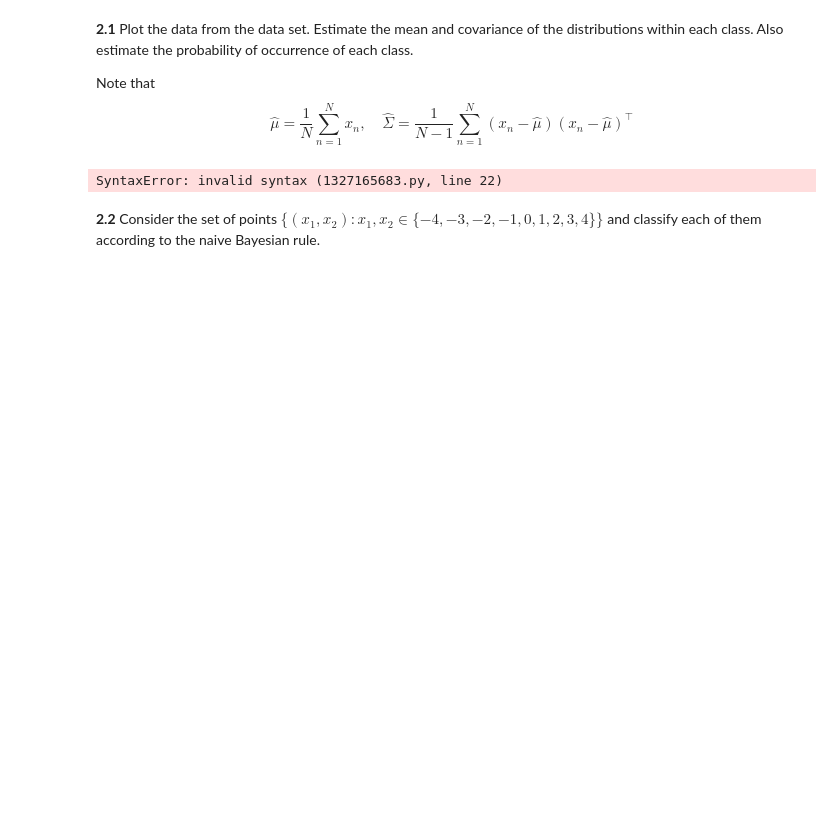
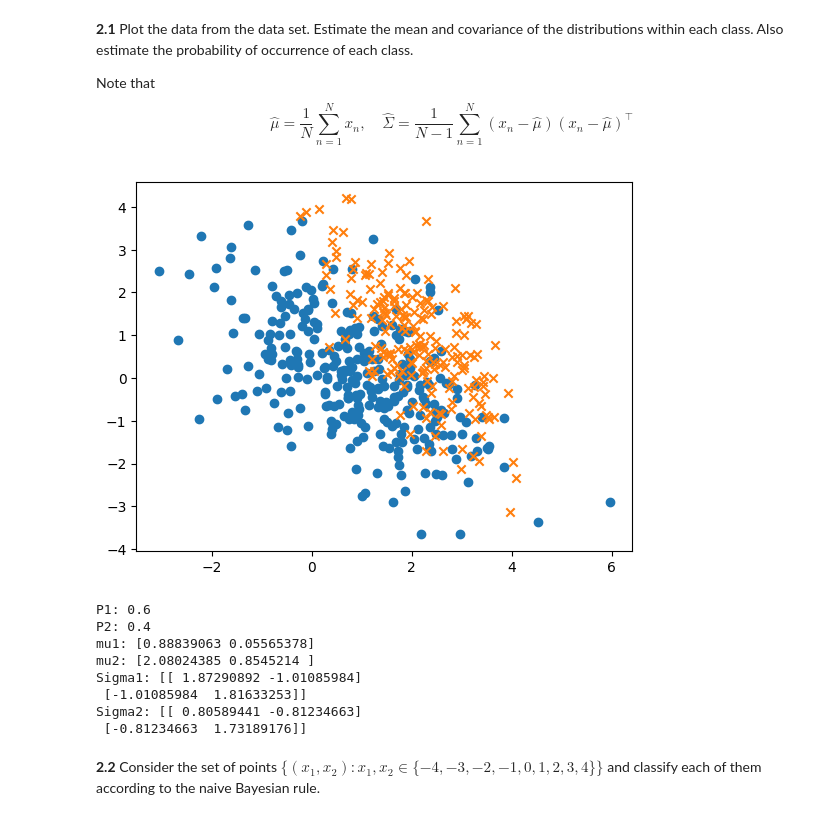
Before and after one commit to brumocas/ML, a Jupyter notebook: lab06/ML_notebook06.ipynb, the cells around one changed output. Drawn from its saved outputs; the diff is of its cells as text; code cells hidden in the pictures; blank space fills up the shorter version.

```diff
--- a/lab06/ML_notebook06.ipynb
+++ b/lab06/ML_notebook06.ipynb
@@ -171,8 +171,8 @@ P_class2 = len(X_2)/len(label)
 classification = []
 for i in range(size_total):
   # to be completed... (compute conditional probabilities)
-  prob_1 = gaussian(X[i], np.array([1, 0]), np.array([[1, -1], [-1, 2]])) * P_class1
-  prob_2 = gaussian(X[i], np.array([2, 1]), np.array([[1, -1], [-1, 2]])) * P_class2
+  prob_1 = gaussian(X[i], mu_1, sigma_1) * P_class1
+  prob_2 = gaussian(X[i], mu_2, sigma_2) * P_class2
   # to be completed (classify)
   if prob_1 >= prob_2 :
     classification.append(1)
@@ -201,8 +201,8 @@ X_plot = np.c_[xx.ravel(), yy.ravel()]
 prediction = []
 for i in range(X_plot.shape[0]):
   # to be completed... (compute conditional probabilities)
-  prob_1 = gaussian(X_plot[i], np.array([1, 0]), np.array([[1, -1], [-1, 2]])) * P_class1
-  prob_2 = gaussian(X_plot[i], np.array([2, 1]), np.array([[1, -1], [-1, 2]])) * P_class2
+  prob_1 = gaussian(X_plot[i], mu_1, sigma_1) * P_class1
+  prob_2 = gaussian(X_plot[i], mu_2, sigma_2) * P_class2
   # to be completed (classify)
   if prob_1 >= prob_2 :
     prediction.append(1)
@@ -241,8 +241,8 @@ L21 = 0.05
 class_risk = []
 for i in range(size_total):
   # to be completed
-  prob_1 = L12 * gaussian(X[i], np.array([1, 0]), np.array([[1, -1], [-1, 2]])) * P_class1
-  prob_2 = L21 * gaussian(X[i], np.array([2, 1]), np.array([[1, -1], [-1, 2]])) * P_class2
+  prob_1 = L12 * gaussian(X[i], mu_1, sigma_1) * P_class1
+  prob_2 = L21 * gaussian(X[i], mu_2, sigma_2) * P_class2
   if prob_1 >= prob_2 :
     class_risk.append(1)
   else :
@@ -285,8 +285,8 @@ for i in range(size_total):
   diff2 = X[i]-mu_2
   diff2 = np.transpose([diff2])
   # to be completed
-  dM1_squared = np.sqrt(diff1.T @ np.linalg.inv(np.array([[1, -1], [-1, 2]])) @ diff1)
-  dM2_squared = np.sqrt(diff2.T @ np.linalg.inv(np.array([[1, -1], [-1, 2]])) @ diff2)
+  dM1_squared = np.sqrt(diff1.T @ np.linalg.inv(sigma_1) @ diff1)
+  dM2_squared = np.sqrt(diff2.T @ np.linalg.inv(sigma_2) @ diff2)
   if dM1_squared <= dM2_squared:
     classification_dM.append(1)
   #else :
@@ -377,47 +374,57 @@ num_class2 = 0
 for i in range(npoints) :
   # to be completed
   if df.values[i,2] == 1 :
-    sum_X_class1 =
-    #num_class1 = ...
+    sum_X_class1 = sum_X_class1 + np.array([df.values[i,:2]])
+    num_class1 += 1
   else :
-    #sum_X_class2 = ...
-    #num_class2 = ...
+    sum_X_class2 = sum_X_class2 + np.array([df.values[i,:2]])
+    num_class2 += 1
 
 # compute probability
 # to be completed
-#P_class1 =  ...
-#P_class2 =  ...
+P_class1 =  num_class1/npoints
+P_class2 =  num_class2/npoints
 
 # compute mean
 # to be completed
-#mu_class1 = ...
-#mu_class2 = ...
+mu_class1 = (1/num_class1) * (sum_X_class1)
+mu_class2 = (1/num_class2) * (sum_X_class2)
+mu_class1 = mu_class1.reshape(2)
+mu_class2 = mu_class2.reshape(2)
 
 # display probablities and means
 print('P1:',P_class1)
 print('P2:',P_class2)
 print('mu1:',mu_class1)
 print('mu2:',mu_class2)
 
 # estimate covariance of each class
 sum_XXT_class1 = np.array([[0,0],[0,0]])
 sum_XXT_class2 = np.array([[0,0],[0,0]])
 for i in range(npoints) :
   # to be completed
   if df.values[i,2] == 1 :
-    #sum_XXT_class1 = ...
+    sum_XXT_class1 = sum_XXT_class1 + (np.array([df.values[i,0:2]]) - mu_class1).T @ (np.array([df.values[i,0:2]]) - mu_class1)
   else :
-    #sum_XXT_class2 = ...
+    sum_XXT_class2 = sum_XXT_class2 + (np.array([df.values[i,0:2]]) - mu_class2).T @ (np.array([df.values[i,0:2]]) - mu_class2)
 
 # compute convariance
 # to be completed
-#sigma_class1 = ...
-#sigma_class2 = ...
+sigma_class1 = 1/(num_class1 - 1) * sum_XXT_class1
+sigma_class2 = 1/(num_class2 - 1) * sum_XXT_class2
 
 print('Sigma1:',sigma_class1)
 print('Sigma2:',sigma_class2)
 # %% [output]
+[figure, added]
-SyntaxError: invalid syntax (1327165683.py, line 22)
+P1: 0.6
+P2: 0.4
+mu1: [0.88839063 0.05565378]
+mu2: [2.08024385 0.8545214 ]
+Sigma1: [[ 1.87290892 -1.01085984]
+ [-1.01085984  1.81633253]]
+Sigma2: [[ 0.80589441 -0.81234663]
+ [-0.81234663  1.73189176]]
 # %% [markdown]
 **2.2** Consider the set of points $\{(x_1,x_2): x_1,x_2\in\{-4,-3,-2,-1,0,1,2,3,4\}\}$ and classify each of them according to the naive Bayesian rule.
 # %%
```
Also changed, not shown: parts of 4 cells of this notebook, 3 other files.
